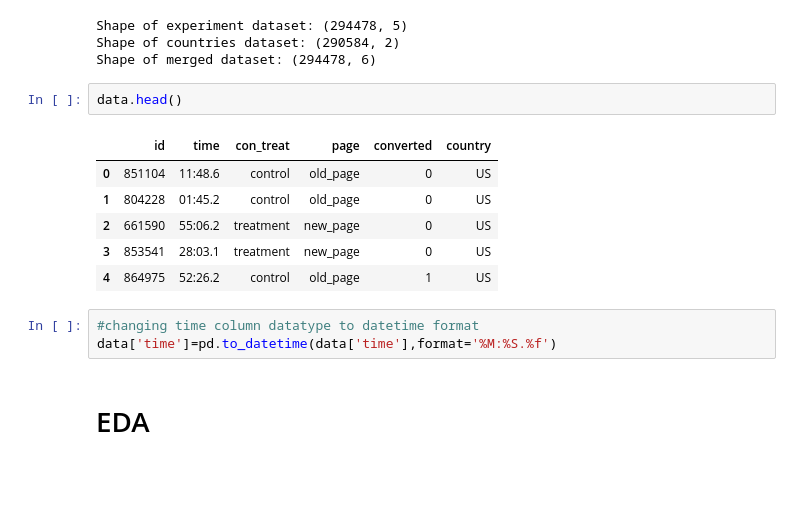
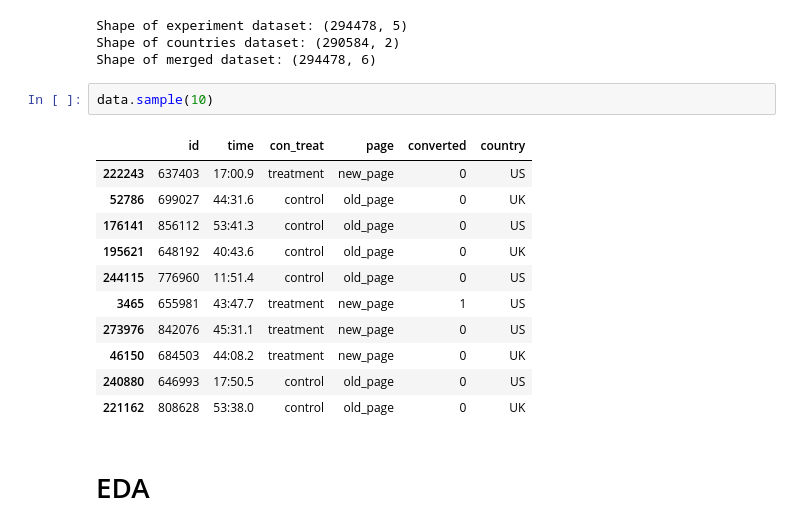
Before and after one commit to mdushetwar/E-commerce-A-B-Testing, a Jupyter notebook: AB_testing.ipynb, the cells around one changed output. Saved outputs shown, nothing was run; the diff lists cells and outputs as text; blank space fills up the shorter version.

```diff
--- a/AB_testing.ipynb
+++ b/AB_testing.ipynb
@@ -195,18 +195,20 @@ print('Shape of merged dataset:',data.shape)
 Shape of experiment dataset: (294478, 5)
 Shape of countries dataset: (290584, 2)
 Shape of merged dataset: (294478, 6)
-# %%
-data.head()
-# %% [output]
-|  | id | time | con_treat | page | converted | country |
-| 0 | 851104 | 11:48.6 | control | old_page | 0 | US |
-| 1 | 804228 | 01:45.2 | control | old_page | 0 | US |
-| 2 | 661590 | 55:06.2 | treatment | new_page | 0 | US |
-| 3 | 853541 | 28:03.1 | treatment | new_page | 0 | US |
-| 4 | 864975 | 52:26.2 | control | old_page | 1 | US |
-# %%
-#changing time column datatype to datetime format
-data['time']=pd.to_datetime(data['time'],format='%M:%S.%f')
+# %%
+data.sample(10)
+# %% [output]
+|  | id | time | con_treat | page | converted | country |
+| 222243 | 637403 | 17:00.9 | treatment | new_page | 0 | US |
+| 52786 | 699027 | 44:31.6 | control | old_page | 0 | UK |
+| 176141 | 856112 | 53:41.3 | control | old_page | 0 | US |
+| 195621 | 648192 | 40:43.6 | control | old_page | 0 | UK |
+| 244115 | 776960 | 11:51.4 | control | old_page | 0 | US |
+| 3465 | 655981 | 43:47.7 | treatment | new_page | 1 | US |
+| 273976 | 842076 | 45:31.1 | treatment | new_page | 0 | US |
+| 46150 | 684503 | 44:08.2 | treatment | new_page | 0 | UK |
+| 240880 | 646993 | 17:50.5 | control | old_page | 0 | US |
+| 221162 | 808628 | 53:38.0 | control | old_page | 0 | UK |
 # %% [markdown]
 # EDA
 # %%
```
Also changed, not shown: parts of 6 cells of this notebook.
